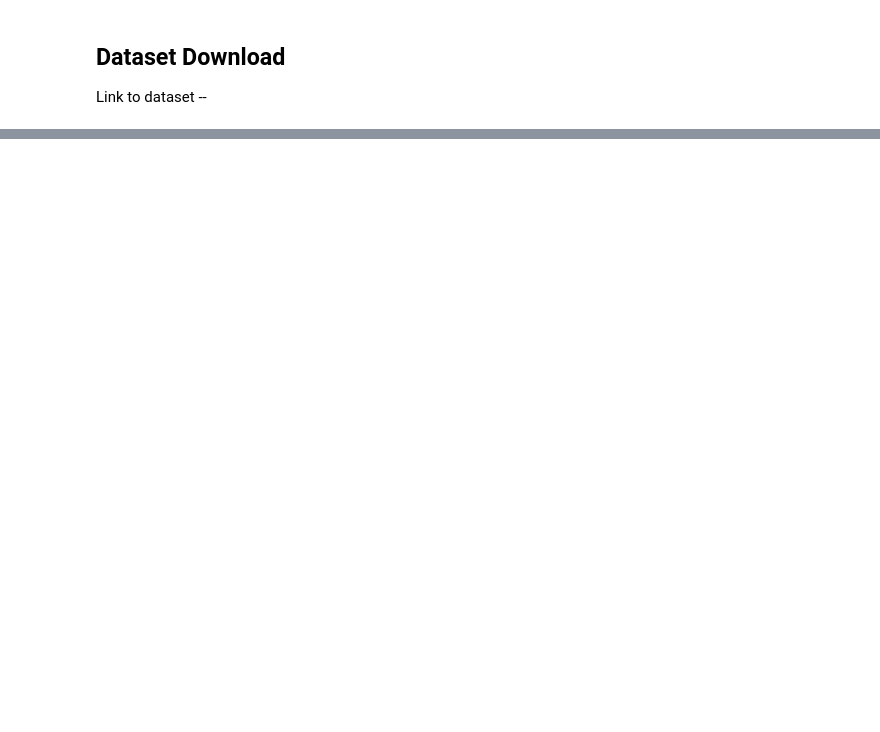
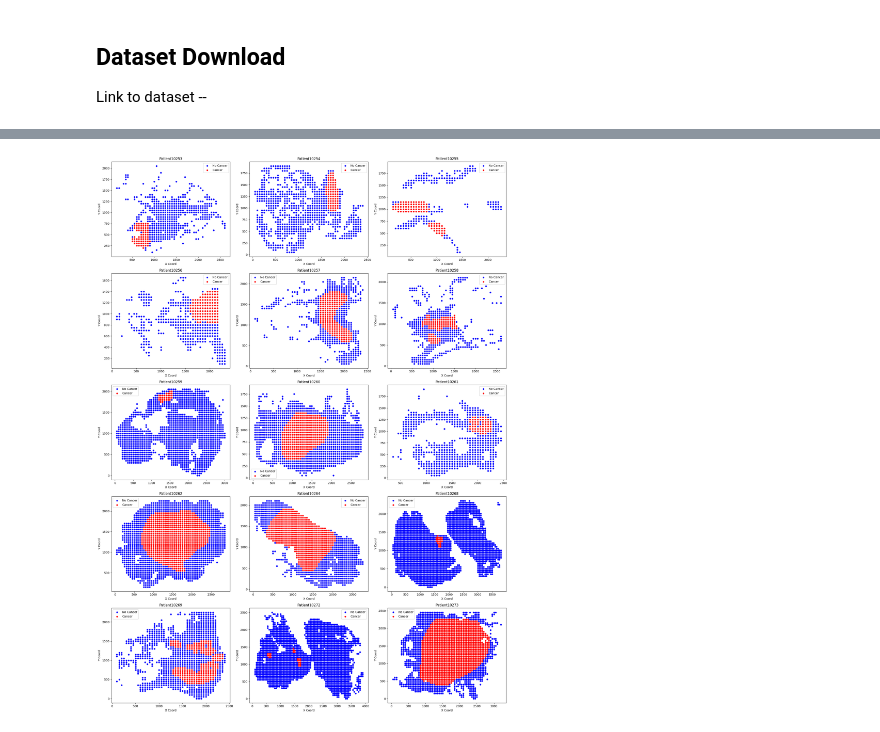
Before and after one commit to kiboiWanjohi/scotep-kenya, a Jupyter notebook: histopathology/kaggle_copy.ipynb, the cells around one changed output, grey strips where cells are left out. Cells and saved outputs as stored; diff of their text form; code cells hidden in the pictures; blank space fills up the shorter version.

```diff
--- a/histopathology/kaggle_copy.ipynb
+++ b/histopathology/kaggle_copy.ipynb
@@ -56,7 +125,7 @@ import random
 
 random.seed(100)
 # %%
-path = '' #rename path as seen in colab
+path = '/content/breast-histopathology-images' #rename path as seen in colab
 breast_imgs=[]
 # %%
 for root, dirs, files in os.walk(path):
@@ -102,21 +192,23 @@ print(df.head())
 # %%
-patient_ids = df['Patient Number'].unique()
-fig, axs = plt.subplots(5,3, figsize = 20,27)
+patient_ids = df['Patient_Number'].unique()
+fig, axs = plt.subplots(5,3, figsize = (20,27))
 
 for i in range(5):
     for j in range(3):
         if 3 * i + j < len(patient_ids):
             patient_id = patient_ids[3 * i + j]
             patient_df = df[df["Patient_Number"] == patient_id]
             axs[i,j].scatter(patient_df[patient_df['Cancer_Status'] == 0]['X_Coord'], patient_df[patient_df['Cancer_Status'] == 0]['Y_Coord'], c = 'blue', label='No Cancer', s = 20)
-            axs[i,j].scatter(patient_df[patient_df['Cancer_Status'] == 1]['X_Coord'], patient_df[patient_df['Cancer_Status'] == 1]['Y_Coord'], c = 'blue', label='No Cancer', s = 20)
+            axs[i,j].scatter(patient_df[patient_df['Cancer_Status'] == 1]['X_Coord'], patient_df[patient_df['Cancer_Status'] == 1]['Y_Coord'], c = 'red', label='Cancer', s = 20)
             axs[i,j].set_title('Patient' + str(patient_id))
             axs[i,j].set_xlabel('X Coord')
             axs[i,j].set_ylabel("Y Coord")
             axs[i,j].legend()
 
 plt.tight_layout()
 plt.show()
+# %% [output]
+[figure, added]
 # %%
 # check image dataframe
 for imgname in breast_imgs[:7]:
```
Also changed, not shown: parts of 9 cells of this notebook.
